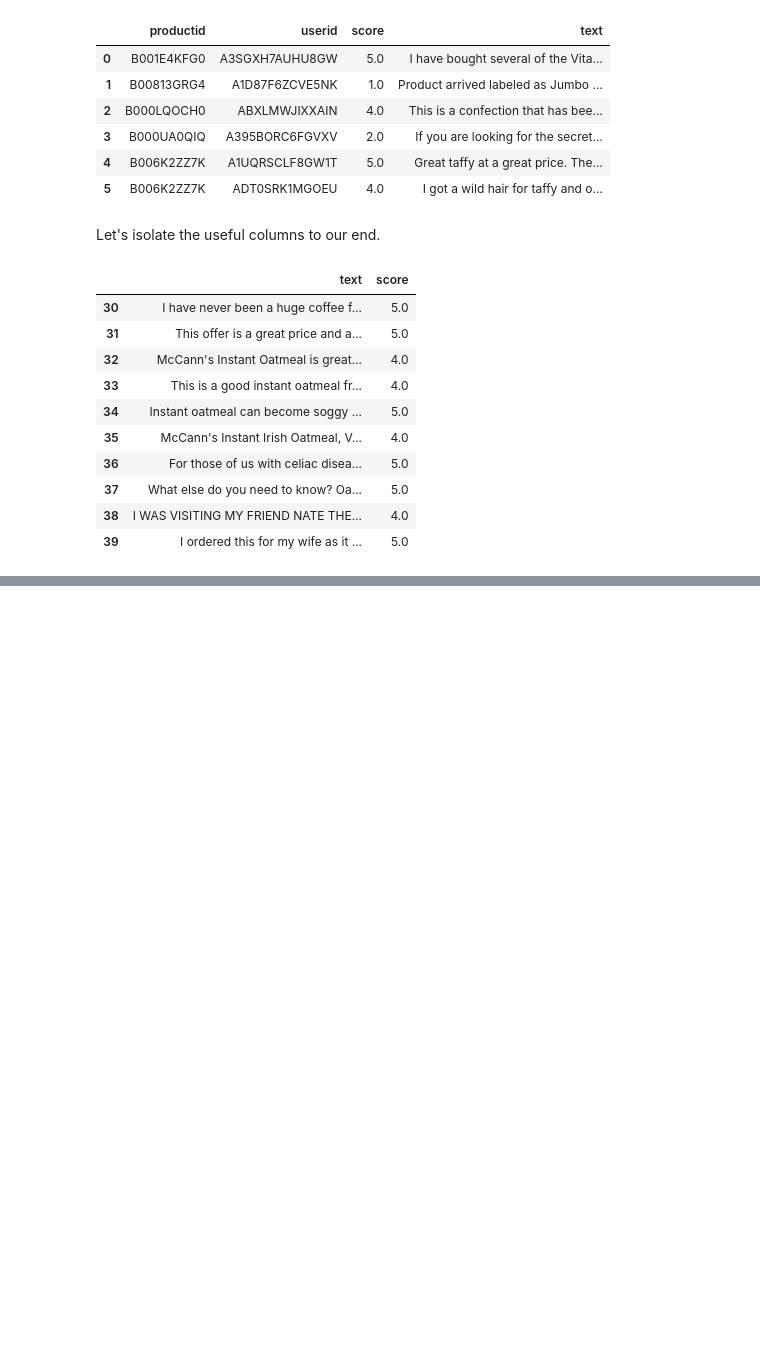
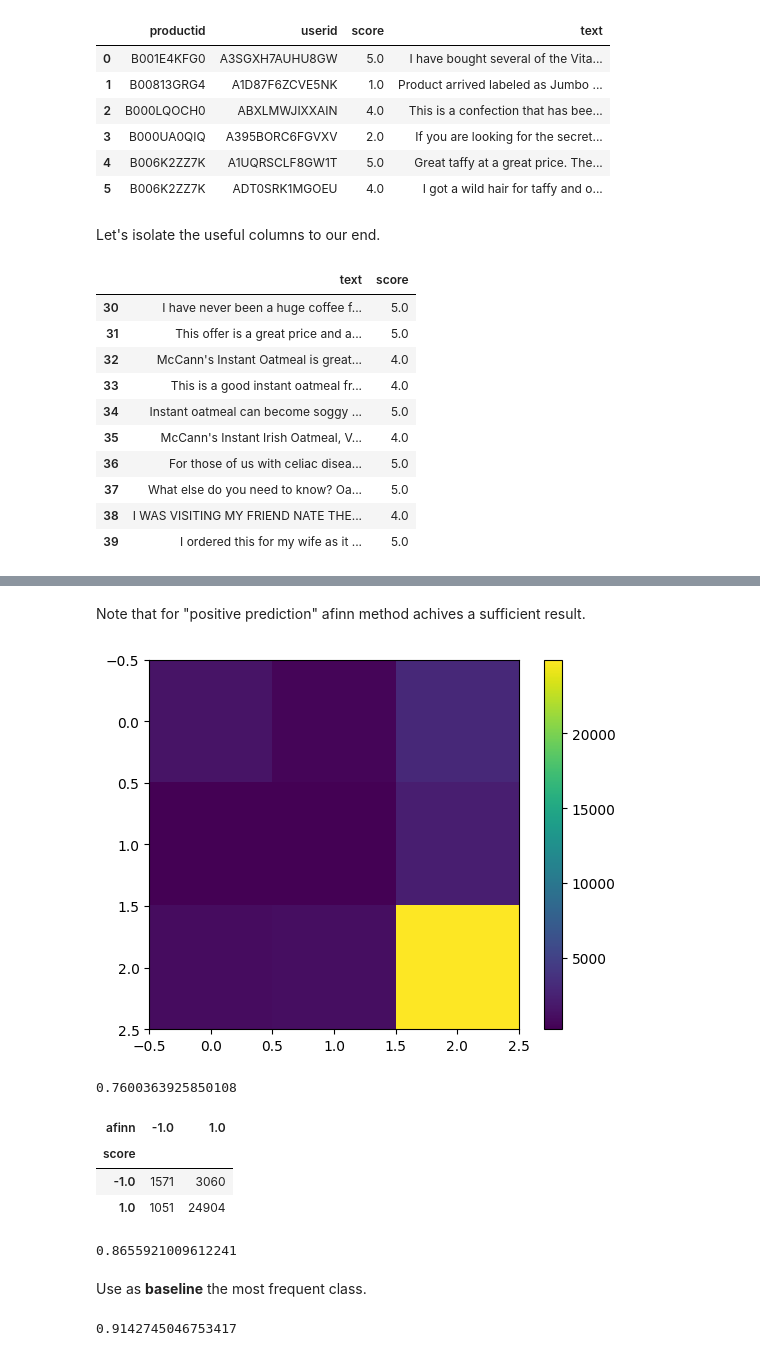
Before and after one commit to MarioAvolio/Amazon-Fine-Foods-reviews-Transformers-Text-Classification, a Jupyter notebook: Sentiment_Analysis_on_Food_Reviews.ipynb, the cells around one changed output, grey strips where cells are left out. Drawn from its saved outputs; the diff is of its cells as text; code cells hidden in the pictures; blank space fills up the shorter version.

```diff
--- a/Sentiment_Analysis_on_Food_Reviews.ipynb
+++ b/Sentiment_Analysis_on_Food_Reviews.ipynb
@@ -105,0 +523,7 @@ df.iloc[30:40]
+# %%
+# Compute 3-class confusion matrix
+confusion = pd.crosstab(np.sign(df.score - 3), # score has valus from 1 to 5
+                        # Returns an element-wise indication of the sign of a number.
+                        # The sign function returns -1 if x < 0, 0 if x==0, 1 if x > 0. nan is returned for nan inputs.
+                        np.sign(df.afinn))
+confusion
@@ -105,0 +536,33 @@ df.iloc[30:40]
+# %% [markdown]
+Note that for "positive prediction" afinn method achives a sufficient result.
+# %%
+shw = plt.imshow(confusion)
+bar = plt.colorbar(shw)
+# %% [output]
+[figure, added]
+# %%
+accuracy_3_class = np.sum(np.diag(confusion)) / np.sum(confusion.values)
+accuracy_3_class
+# %% [output]
+0.7600363925850108
+# %%
+# Compute 2-class confusion matrix
+confusion_2_class = confusion.iloc[[0, 2], [0, 2]] #beware!
+confusion_2_class
+# %% [output]
+| afinn | -1.0 | 1.0 |
+| score |  |  |
+| -1.0 | 1571 | 3060 |
+| 1.0 | 1051 | 24904 |
+# %%
+accuracy_2_class = np.sum(np.diag(confusion_2_class)) / np.sum(confusion_2_class.values)
+accuracy_2_class
+# %% [output]
+0.8655921009612241
+# %% [markdown]
+Use as **baseline** the most frequent class.
+# %%
+accuracy_2_class_baseline = confusion_2_class.sum().max() / np.sum(confusion_2_class.values)
+accuracy_2_class_baseline
+# %% [output]
+0.9142745046753417
```
Also changed, not shown: parts of 50 cells of this notebook.
